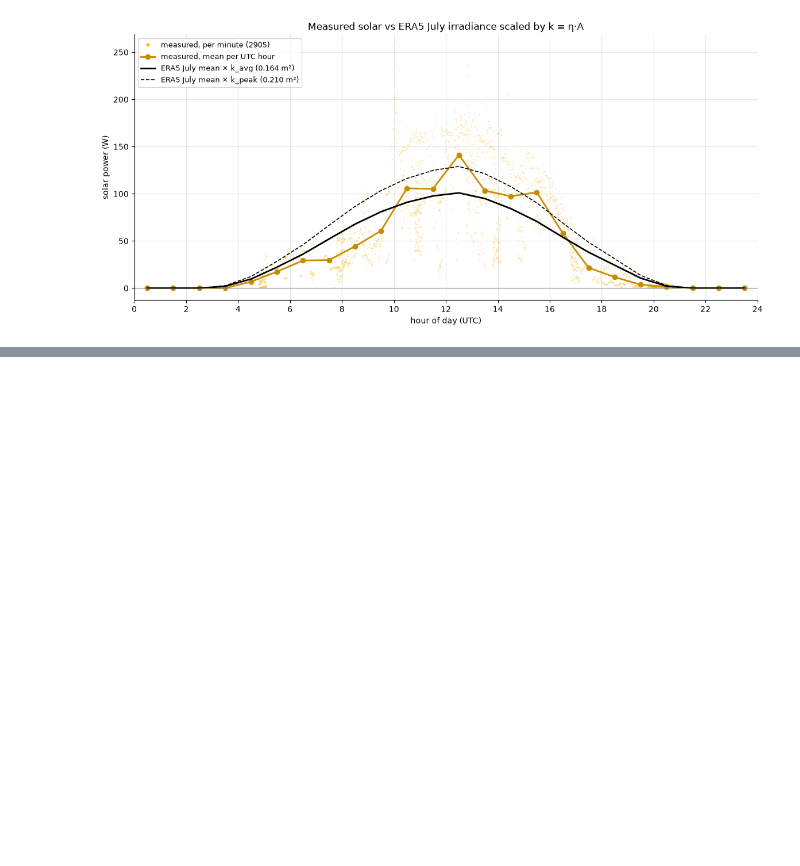
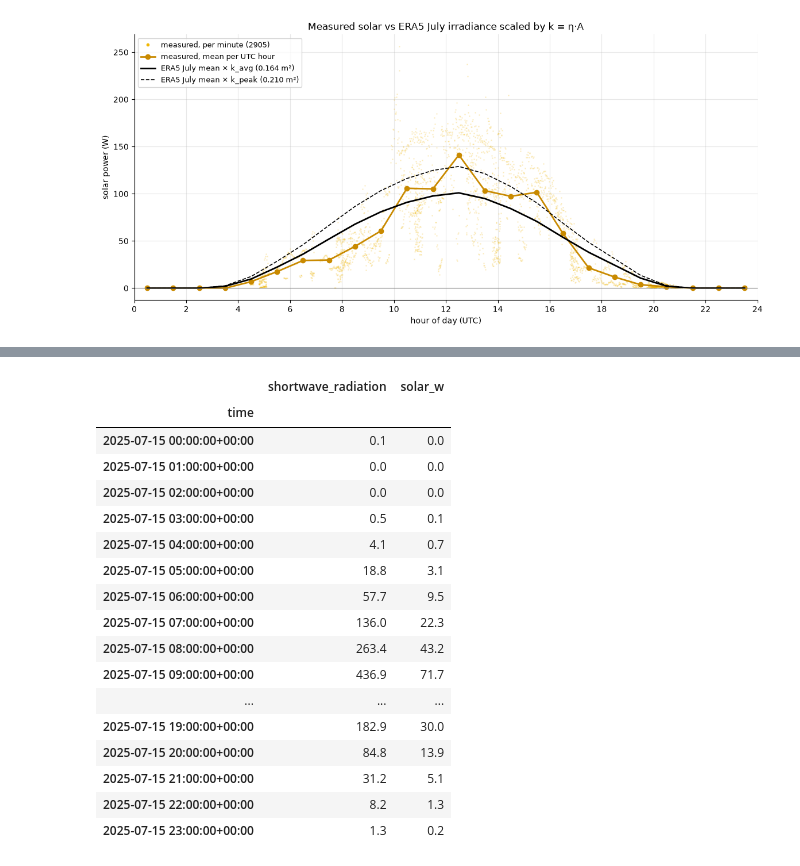
Before and after one commit to Xizesse/asv_power_manager, a Jupyter notebook: notebooks/10_solar_model.ipynb, the cells around one changed output, grey strips where cells are left out. Saved outputs shown, nothing was run; the diff lists cells and outputs as text; code cells hidden in the pictures; blank space fills up the shorter version.

```diff
--- a/notebooks/10_solar_model.ipynb
+++ b/notebooks/10_solar_model.ipynb
@@ -385,10 +385,10 @@ The pseudo-forecast: the shape (t_noon, L, p) and the per-day peaks go to `data/
 # %%
 out = PEAKS.round(1).rename("peak_W").to_frame()
 out.index = out.index.strftime("%Y-%m-%d"); out.index.name = "day"
-with open("../data/solar_daily_peaks.csv", "w") as f:
+with open("../data/mission/solar_daily_peaks.csv", "w") as f:
     f.write(f"# shape = cos(pi*(hour_utc - t_noon)/L)^p inside the day, 0 at night; t_noon={T_NOON:.2f} L={L_DAY:.2f} p={P_SHAPE:.2f} mean_peak_W={PEAK_MEAN:.1f}\n")
     out.to_csv(f)
-print(open("../data/solar_daily_peaks.csv").read())
+print(open("../data/mission/solar_daily_peaks.csv").read())
 # %% [output]
 # shape = cos(pi*(hour_utc - t_noon)/L)^p inside the day, 0 at night; t_noon=12.70 L=24.00 p=5.50 mean_peak_W=100.1
 day,peak_W
@@ -427,7 +427,7 @@ We estimate k two ways:
 from pathlib import Path
 import json, urllib.parse, urllib.request
 
-ERA5_FILE = Path("../data/era5_irradiance_2025-07.csv")
+ERA5_FILE = Path("../data/weather/era5_irradiance_2025-07.csv")
 if not ERA5_FILE.exists():   # fetch once from Open-Meteo, then reuse the file
     q = {"latitude": 60.5, "longitude": 1.5, "start_date": "2025-07-01", "end_date": "2025-07-31",
          "hourly": "shortwave_radiation", "models": "era5", "timezone": "UTC"}
@@ -477,0 +488,18 @@ plt.show()
+# %%
+K_FILE = round(k_avg, 3)                                   # 0.164 m², same as the planner and sim/env_sim.py
+hours = pd.date_range("2025-07-14 00:00", "2025-07-30 23:00", freq="1h", tz="UTC")   # the deployment, 14–30 Jul
+t_min = pd.date_range(hours[0] - pd.Timedelta("1h"), hours[-1], freq="1min", inclusive="left")
+p_hour = pd.Series(solar_daily(t_min), index=t_min).resample("1h", closed="left", label="right").mean()   # mean of the hour BEFORE
+p_hour = p_hour.reindex(hours)
+
+pseudo = pd.DataFrame({"shortwave_radiation": (p_hour / K_FILE).round(1), "solar_w": p_hour.round(1)})
+pseudo.index.name = "time"
+with open("../data/mission/solar_pseudo_forecast.csv", "w") as f:
+    f.write(f"# pseudo-forecast (nb 10 Part 3b) as a weather file; hour mean before the timestamp; "
+            f"shortwave_radiation = solar_w / k, k={K_FILE} m2; t_noon={T_NOON:.2f} L={L_DAY:.2f} p={P_SHAPE:.2f} mean_peak_W={PEAK_MEAN:.1f}\n")
+    pseudo.to_csv(f)
+print(f"{len(pseudo)} hours, {pseudo.index[0]} -> {pseudo.index[-1]}, k = {K_FILE} m²")
+print(f"energy 14–30 Jul: {pseudo.solar_w['2025-07-14':'2025-07-30'].sum() / 1000:.2f} kWh "
+      f"(minute model {solar_daily(pd.date_range('2025-07-14', '2025-07-31', freq='1min', tz='UTC', inclusive='left')).sum() / 60 / 1000:.2f} kWh)")
+pseudo.loc["2025-07-15"]
+# %% [output]
@@ -477,0 +508,18 @@ plt.show()
+|  | shortwave_radiation | solar_w |
+| time |  |  |
+| 2025-07-15 00:00:00+00:00 | 0.1 | 0.0 |
+| 2025-07-15 01:00:00+00:00 | 0.0 | 0.0 |
+| 2025-07-15 02:00:00+00:00 | 0.0 | 0.0 |
+| 2025-07-15 03:00:00+00:00 | 0.5 | 0.1 |
+| 2025-07-15 04:00:00+00:00 | 4.1 | 0.7 |
+| 2025-07-15 05:00:00+00:00 | 18.8 | 3.1 |
+| 2025-07-15 06:00:00+00:00 | 57.7 | 9.5 |
+| 2025-07-15 07:00:00+00:00 | 136.0 | 22.3 |
+| 2025-07-15 08:00:00+00:00 | 263.4 | 43.2 |
+| 2025-07-15 09:00:00+00:00 | 436.9 | 71.7 |
+| ... | ... | ... |
+| 2025-07-15 19:00:00+00:00 | 182.9 | 30.0 |
+| 2025-07-15 20:00:00+00:00 | 84.8 | 13.9 |
+| 2025-07-15 21:00:00+00:00 | 31.2 | 5.1 |
+| 2025-07-15 22:00:00+00:00 | 8.2 | 1.3 |
+| 2025-07-15 23:00:00+00:00 | 1.3 | 0.2 |
```
Also changed, not shown: parts of 3 cells of this notebook, 33 other files.
